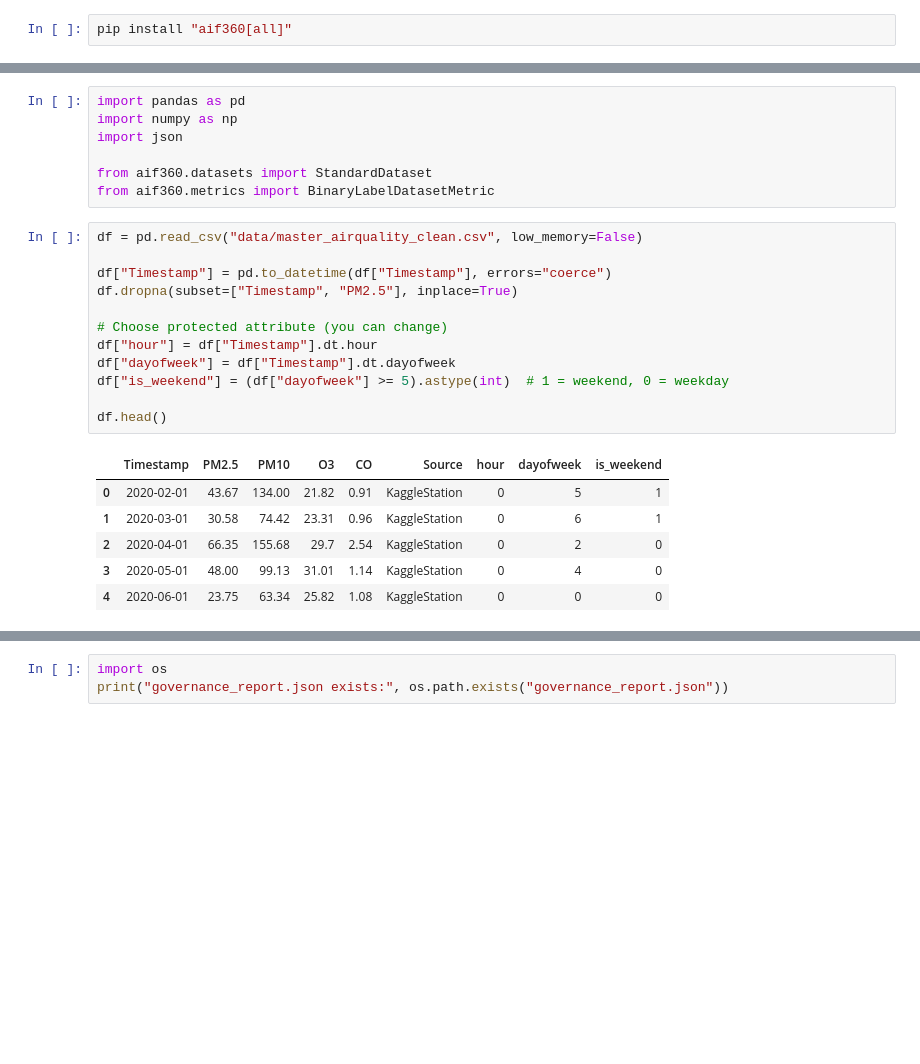
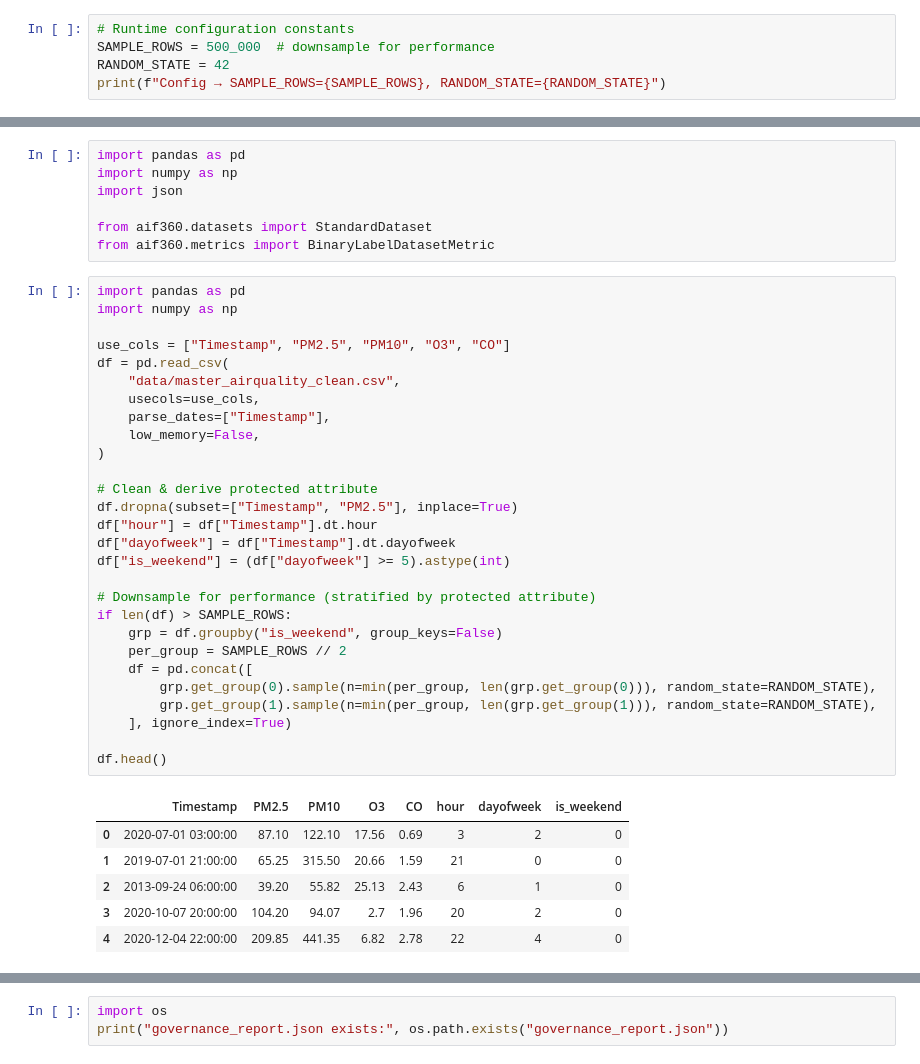
Before and after one commit to MK-DEV369/Urban_Air_Quality_Classification_MLOPs, a Jupyter notebook: governance.ipynb, the cells around one changed output, grey strips where cells are left out. Drawn from its saved outputs; the diff is of its cells as text; blank space fills up the shorter version.

```diff
--- a/governance.ipynb
+++ b/governance.ipynb
@@ -24,3 +7,6 @@ Note: you may need to restart the kernel to use updated packages.
 # %%
-pip install "aif360[all]"
+# Runtime configuration constants
+SAMPLE_ROWS = 500_000  # downsample for performance
+RANDOM_STATE = 42
+print(f"Config → SAMPLE_ROWS={SAMPLE_ROWS}, RANDOM_STATE={RANDOM_STATE}")
 # %% [output]
@@ -49,23 +19,39 @@ import json
 from aif360.datasets import StandardDataset
 from aif360.metrics import BinaryLabelDatasetMetric
 # %%
-df = pd.read_csv("data/master_airquality_clean.csv", low_memory=False)
+import pandas as pd
+import numpy as np
 
-df["Timestamp"] = pd.to_datetime(df["Timestamp"], errors="coerce")
+use_cols = ["Timestamp", "PM2.5", "PM10", "O3", "CO"]
+df = pd.read_csv(
+    "data/master_airquality_clean.csv",
+    usecols=use_cols,
+    parse_dates=["Timestamp"],
+    low_memory=False,
+)
+
+# Clean & derive protected attribute
 df.dropna(subset=["Timestamp", "PM2.5"], inplace=True)
-
-# Choose protected attribute (you can change)
 df["hour"] = df["Timestamp"].dt.hour
 df["dayofweek"] = df["Timestamp"].dt.dayofweek
-df["is_weekend"] = (df["dayofweek"] >= 5).astype(int)  # 1 = weekend, 0 = weekday
+df["is_weekend"] = (df["dayofweek"] >= 5).astype(int)
+
+# Downsample for performance (stratified by protected attribute)
+if len(df) > SAMPLE_ROWS:
+    grp = df.groupby("is_weekend", group_keys=False)
+    per_group = SAMPLE_ROWS // 2
+    df = pd.concat([
+        grp.get_group(0).sample(n=min(per_group, len(grp.get_group(0))), random_state=RANDOM_STATE),
+        grp.get_group(1).sample(n=min(per_group, len(grp.get_group(1))), random_state=RANDOM_STATE),
+    ], ignore_index=True)
 
 df.head()
 # %% [output]
-|  | Timestamp | PM2.5 | PM10 | O3 | CO | Source | hour | dayofweek | is_weekend |
-| 0 | 2020-02-01 | 43.67 | 134.00 | 21.82 | 0.91 | KaggleStation | 0 | 5 | 1 |
-| 1 | 2020-03-01 | 30.58 | 74.42 | 23.31 | 0.96 | KaggleStation | 0 | 6 | 1 |
-| 2 | 2020-04-01 | 66.35 | 155.68 | 29.7 | 2.54 | KaggleStation | 0 | 2 | 0 |
-| 3 | 2020-05-01 | 48.00 | 99.13 | 31.01 | 1.14 | KaggleStation | 0 | 4 | 0 |
-| 4 | 2020-06-01 | 23.75 | 63.34 | 25.82 | 1.08 | KaggleStation | 0 | 0 | 0 |
+|  | Timestamp | PM2.5 | PM10 | O3 | CO | hour | dayofweek | is_weekend |
+| 0 | 2020-07-01 03:00:00 | 87.10 | 122.10 | 17.56 | 0.69 | 3 | 2 | 0 |
+| 1 | 2019-07-01 21:00:00 | 65.25 | 315.50 | 20.66 | 1.59 | 21 | 0 | 0 |
+| 2 | 2013-09-24 06:00:00 | 39.20 | 55.82 | 25.13 | 2.43 | 6 | 1 | 0 |
+| 3 | 2020-10-07 20:00:00 | 104.20 | 94.07 | 2.7 | 1.96 | 20 | 2 | 0 |
+| 4 | 2020-12-04 22:00:00 | 209.85 | 441.35 | 6.82 | 2.78 | 22 | 4 | 0 |
 # %%
 # -----------------------------
```
Also changed, not shown: parts of 5 cells of this notebook, 53 other files.
